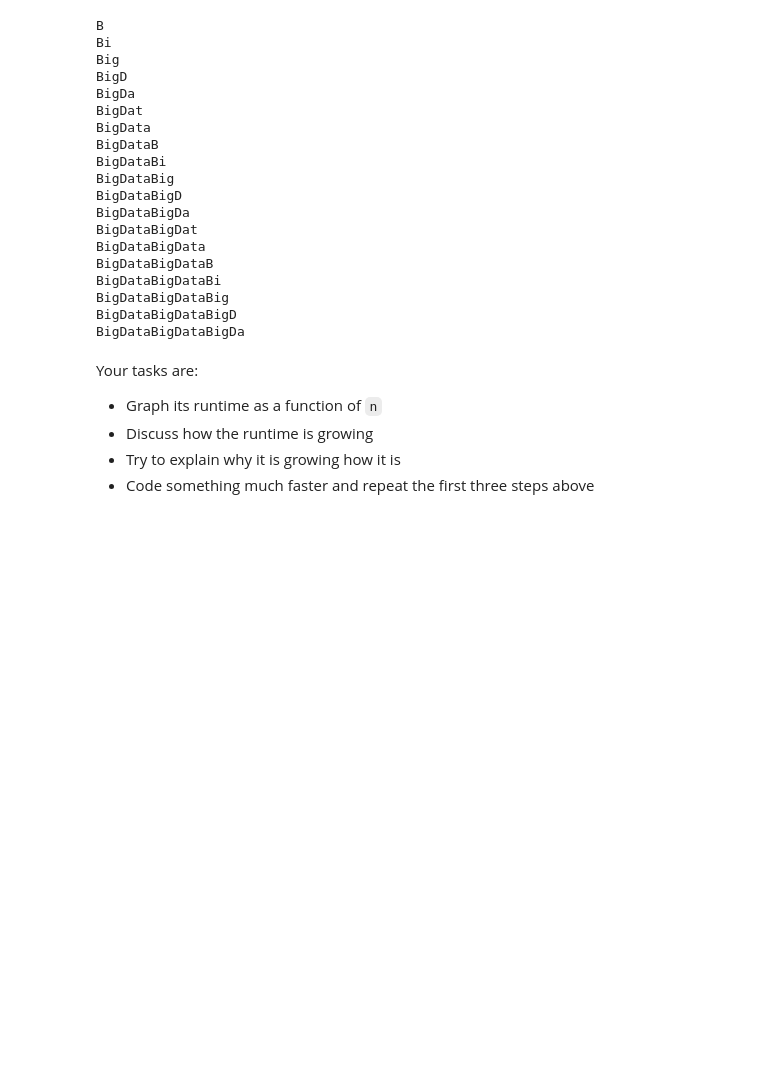
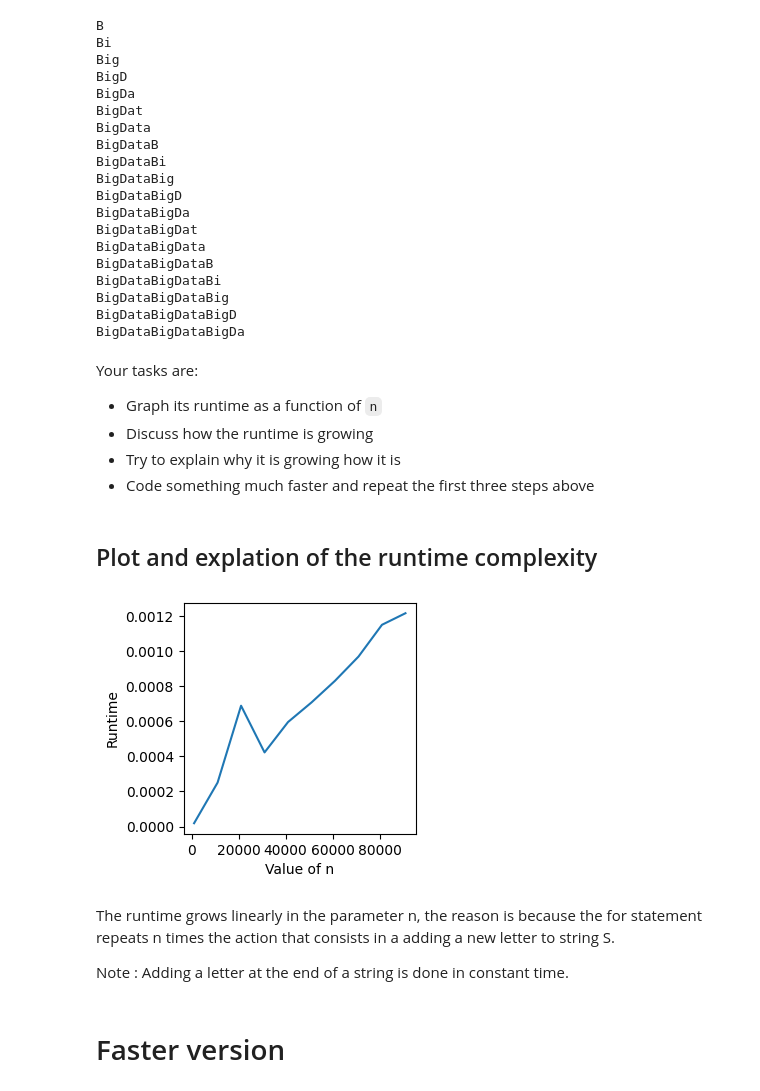
Before and after one commit to YassinTalhaoui/INFO-F440-Lectures, a Jupyter notebook: Lecture 01.ipynb, the cells around one changed output. Saved outputs shown, nothing was run; the diff lists cells and outputs as text; code cells hidden in the pictures; blank space fills up the shorter version.

```diff
--- a/Lecture 01.ipynb
+++ b/Lecture 01.ipynb
@@ -558,3 +558,15 @@ Your tasks are:
 - Discuss how the runtime is growing
 - Try to explain why it is growing how it is
 - Code something much faster and repeat the first three steps above
+# %% [markdown]
+## Plot and explation of the runtime complexity
+# %%
+plotruntime(BigData,range(1000,100000,10000),10)
+# %% [output]
+[figure, added]
+# %% [markdown]
+The runtime grows linearly in the parameter n, the reason is because the for statement repeats n times the action that consists in a adding a new letter to string S.
+
+Note : Adding a letter at the end of a string is done in constant time.
+# %% [markdown]
+# Faster version
```
Also changed, not shown: parts of 4 cells of this notebook.
